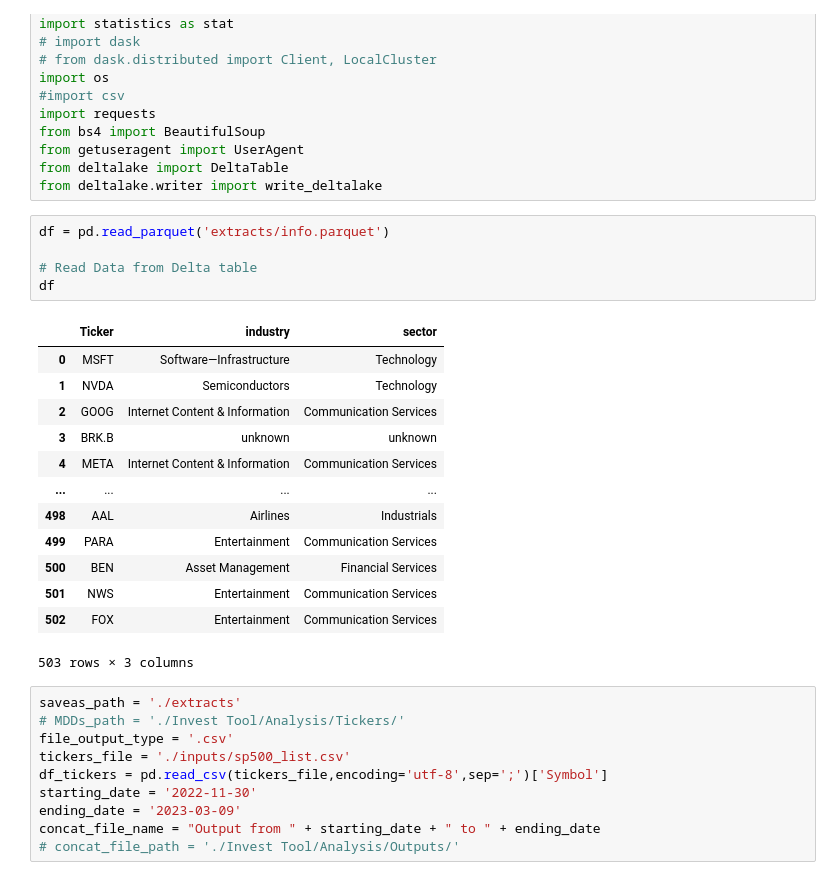
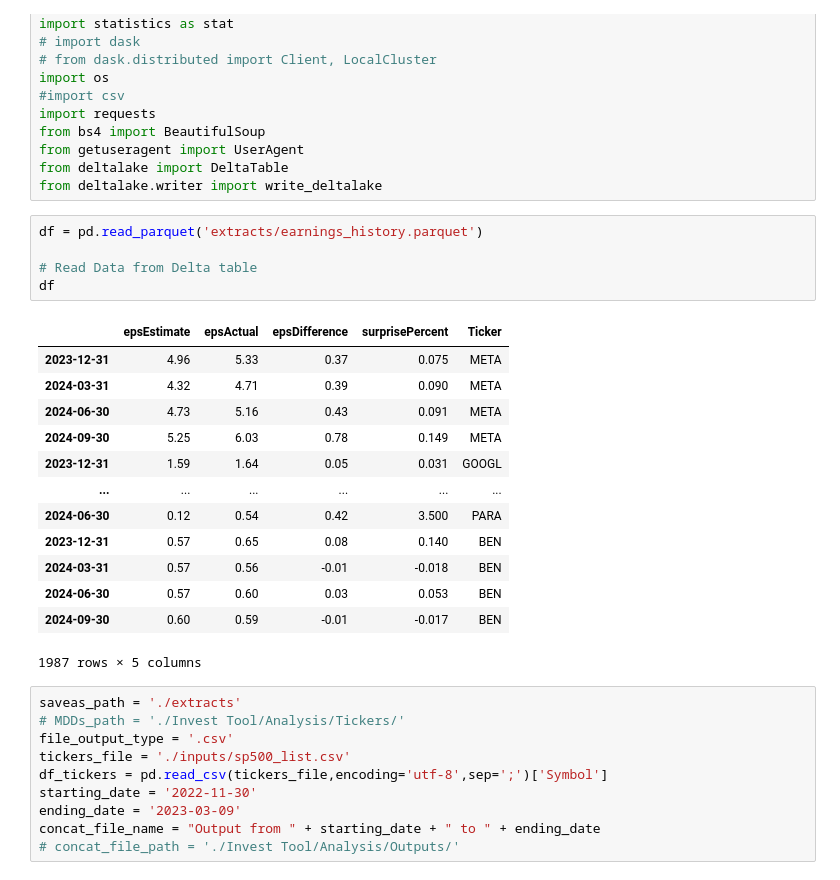
Before and after one commit to Starfalco/MKTmasta, a Jupyter notebook: Buy & Hold Port Screener - Multi tasking - 10.03.23.ipynb, the cells around one changed output. Drawn from its saved outputs; the diff is of its cells as text.

Commit message:
earnings_history method v1

```diff
--- a/Buy & Hold Port Screener - Multi tasking - 10.03.23.ipynb
+++ b/Buy & Hold Port Screener - Multi tasking - 10.03.23.ipynb
@@ -15,24 +15,24 @@ from getuseragent import UserAgent
 from deltalake import DeltaTable
 from deltalake.writer import write_deltalake
 # %%
-df = pd.read_parquet('extracts/info.parquet')
+df = pd.read_parquet('extracts/earnings_history.parquet')
 
 # Read Data from Delta table
 df
 # %% [output]
-|  | Ticker | industry | sector |
-| 0 | MSFT | Software—Infrastructure | Technology |
-| 1 | NVDA | Semiconductors | Technology |
-| 2 | GOOG | Internet Content & Information | Communication Services |
-| 3 | BRK.B | unknown | unknown |
-| 4 | META | Internet Content & Information | Communication Services |
-| ... | ... | ... | ... |
-| 498 | AAL | Airlines | Industrials |
-| 499 | PARA | Entertainment | Communication Services |
-| 500 | BEN | Asset Management | Financial Services |
-| 501 | NWS | Entertainment | Communication Services |
-| 502 | FOX | Entertainment | Communication Services |
+|  | epsEstimate | epsActual | epsDifference | surprisePercent | Ticker |
+| 2023-12-31 | 4.96 | 5.33 | 0.37 | 0.075 | META |
+| 2024-03-31 | 4.32 | 4.71 | 0.39 | 0.090 | META |
+| 2024-06-30 | 4.73 | 5.16 | 0.43 | 0.091 | META |
+| 2024-09-30 | 5.25 | 6.03 | 0.78 | 0.149 | META |
+| 2023-12-31 | 1.59 | 1.64 | 0.05 | 0.031 | GOOGL |
+| ... | ... | ... | ... | ... | ... |
+| 2024-06-30 | 0.12 | 0.54 | 0.42 | 3.500 | PARA |
+| 2023-12-31 | 0.57 | 0.65 | 0.08 | 0.140 | BEN |
+| 2024-03-31 | 0.57 | 0.56 | -0.01 | -0.018 | BEN |
+| 2024-06-30 | 0.57 | 0.60 | 0.03 | 0.053 | BEN |
+| 2024-09-30 | 0.60 | 0.59 | -0.01 | -0.017 | BEN |
-503 rows × 3 columns
+1987 rows × 5 columns
 # %%
 saveas_path = './extracts'
 # MDDs_path = './Invest Tool/Analysis/Tickers/'
```
Also changed, not shown: 2 other files.
